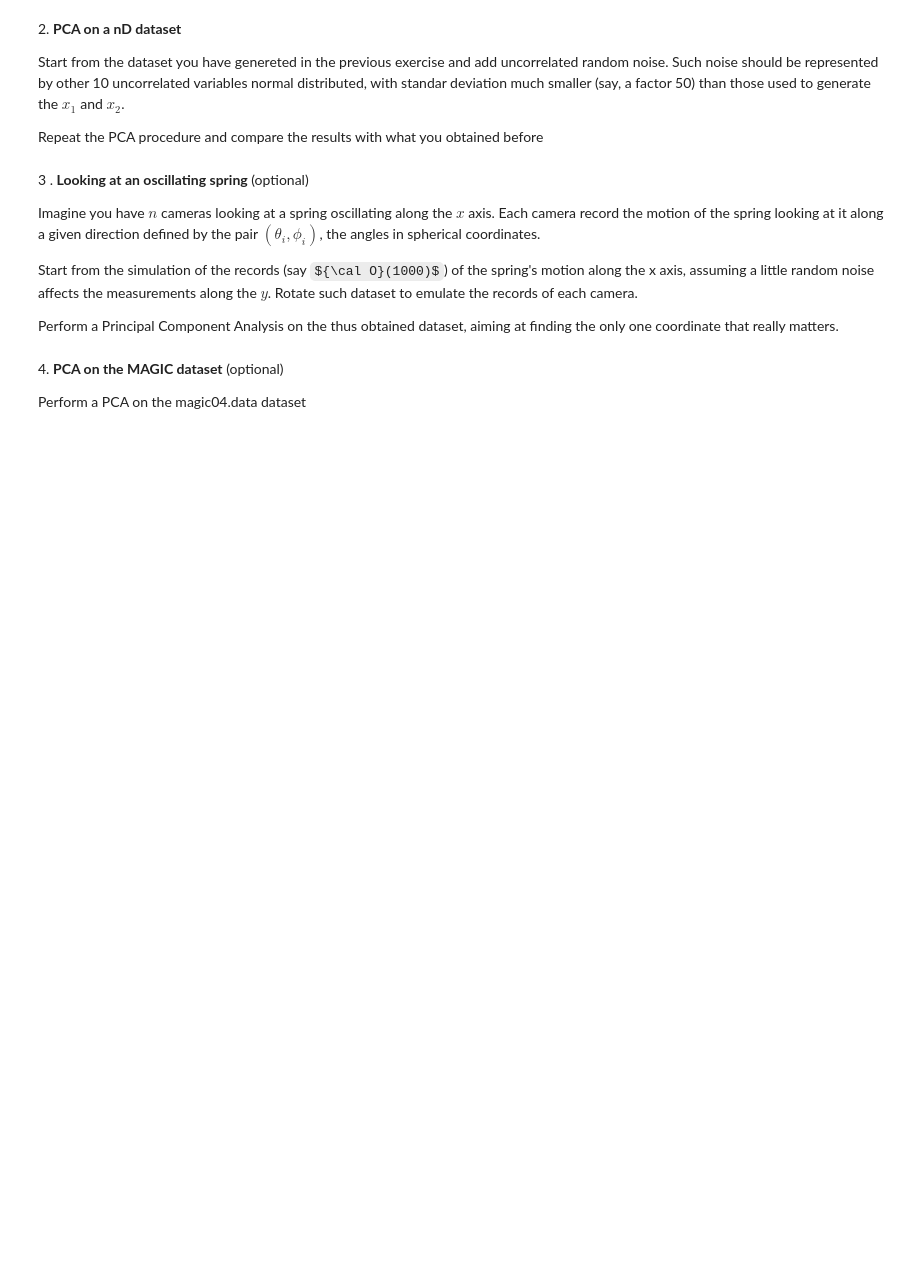
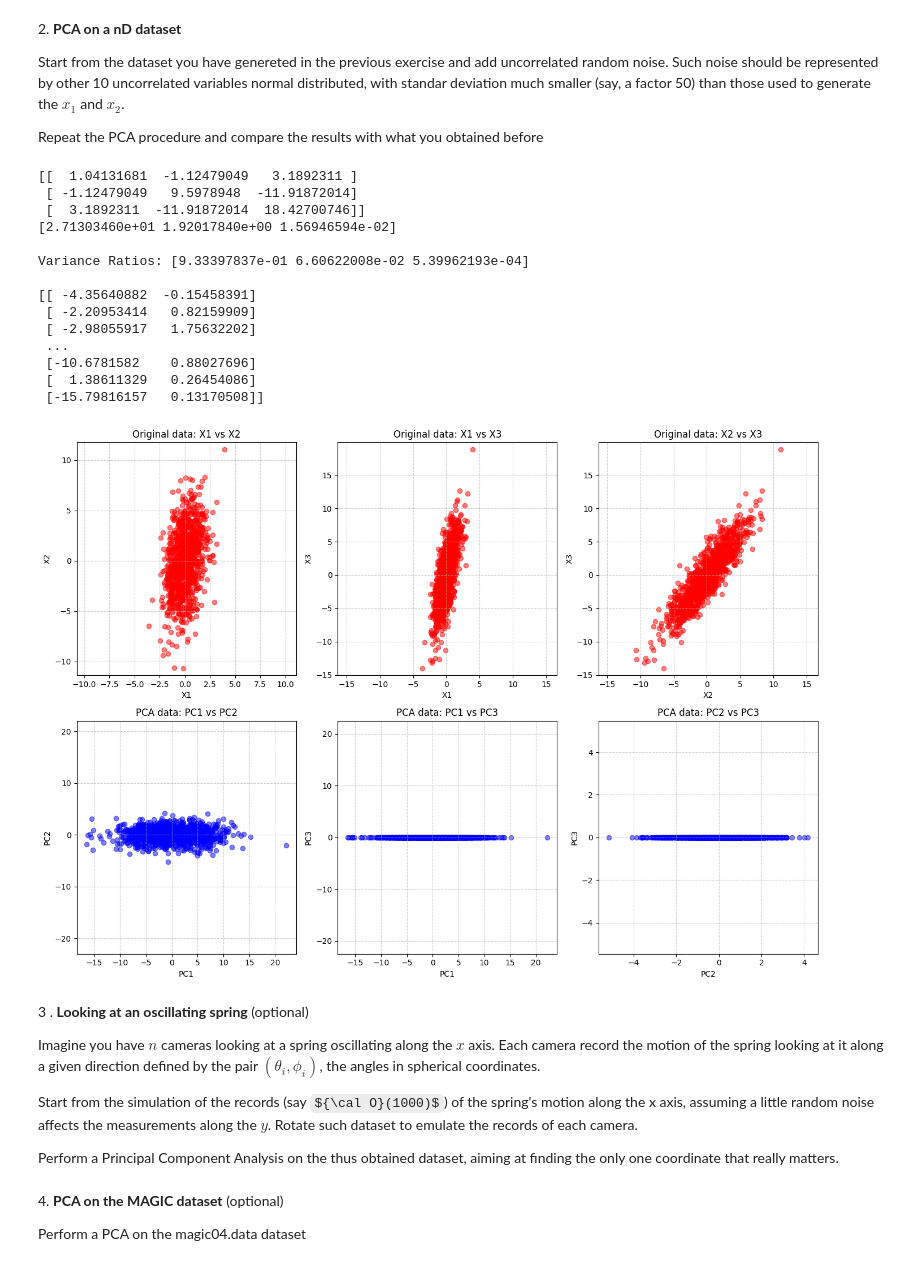
Before and after one commit to DanieleGhezzi25/LaboratoryOfComputationalPhysics_Y8, a Jupyter notebook: 08ex_LinearAlgebra.ipynb, the cells around one changed output. Drawn from its saved outputs; the diff is of its cells as text; code cells hidden in the pictures; some formulas as TeX source; blank space fills up the shorter version.

```diff
--- a/08ex_LinearAlgebra.ipynb
+++ b/08ex_LinearAlgebra.ipynb
@@ -107,6 +107,83 @@ From this it is clear that we have to remove the first entry to retain the 99% o
 Start from the dataset you have genereted in the previous exercise and add uncorrelated random noise. Such noise should be represented by other 10 uncorrelated variables normal distributed, with standar deviation much smaller (say, a factor 50) than those used to generate the $x_1$ and $x_2$.
 
 Repeat the PCA procedure and compare the results with what you obtained before
+# %%
+import numpy as np
+import scipy.linalg as la
+import matplotlib.pyplot as plt
+
+N = 1000
+x1 = np.random.normal(loc=0, scale=1, size=N)
+x2 = x1 + np.random.normal(loc=0, scale=3, size=N)
+x3 = 2*x1 + x2
+
+stdlist = np.linspace(0.02, 0.20, 10)
+
+for x in [x1,x2,x3]:
+    noise = [np.random.normal(loc=0, scale=np.random.choice(stdlist)) for i in range(N)]
+    x += noise
+
+X = np.column_stack((x1, x2, x3))
+X = X - np.mean(X, axis=0) # center the data on zero
+
+# PCA via SVD
+U, sigma, Vt = la.svd(X)
+cov = (Vt @ np.diag(sigma) @ np.diag(sigma).T @ Vt.T)/(N-1)
+variances = sigma**2/(N-1)
+print(cov)
+print(variances, '\n')
+
+# dimensionality reduction
+ratio = variances/np.sum(variances)
+print(f'Variance Ratios: {ratio}\n')
+
+Vt_reduced = Vt[:2, :]
+X_reduced = X @ Vt_reduced.T
+print(X_reduced)
+
+# plot
+X_reduced4plots = np.hstack((X_reduced, np.zeros((N,1))))
+
+fig, ax = plt.subplots(nrows=2, ncols=3, figsize=(14,10))
+
+pairs = [(0,1), (0,2), (1,2)]
+labels = ['X1', 'X2', 'X3']
+pc_labels = ['PC1', 'PC2', 'PC3']
+
+for i, (a, b) in enumerate(pairs):
+
+    ax[0, i].scatter(X[:, a], X[:, b], color='red', alpha=0.5)
+    ax[0, i].set_xlabel(labels[a])
+    ax[0, i].set_ylabel(labels[b])
+    ax[0, i].set_title(f'Original data: {labels[a]} vs {labels[b]}')
+    ax[0, i].grid(True, linestyle='--', alpha=0.6)
+    ax[0, i].axis('equal')
+
+    ax[1, i].scatter(X_reduced4plots[:, a], X_reduced4plots[:, b], color='blue', alpha=0.5)
+    ax[1, i].set_xlabel(pc_labels[a])
+    ax[1, i].set_ylabel(pc_labels[b])
+    ax[1, i].set_title(f'PCA data: {pc_labels[a]} vs {pc_labels[b]}')
+    ax[1, i].grid(True, linestyle='--', alpha=0.6)
+    ax[1, i].axis('equal')
+
+plt.tight_layout()
+plt.show()
+# %% [output]
+[[  1.04131681  -1.12479049   3.1892311 ]
+ [ -1.12479049   9.5978948  -11.91872014]
+ [  3.1892311  -11.91872014  18.42700746]]
+[2.71303460e+01 1.92017840e+00 1.56946594e-02]
+
+Variance Ratios: [9.33397837e-01 6.60622008e-02 5.39962193e-04]
+
+[[ -4.35640882  -0.15458391]
+ [ -2.20953414   0.82159909]
+ [ -2.98055917   1.75632202]
+ ...
+ [-10.6781582    0.88027696]
+ [  1.38611329   0.26454086]
+ [-15.79816157   0.13170508]]
+[figure, added]
 # %% [markdown]
 3 \. **Looking at an oscillating spring** (optional)
 
```
Also changed, not shown: parts of 2 cells of this notebook.
